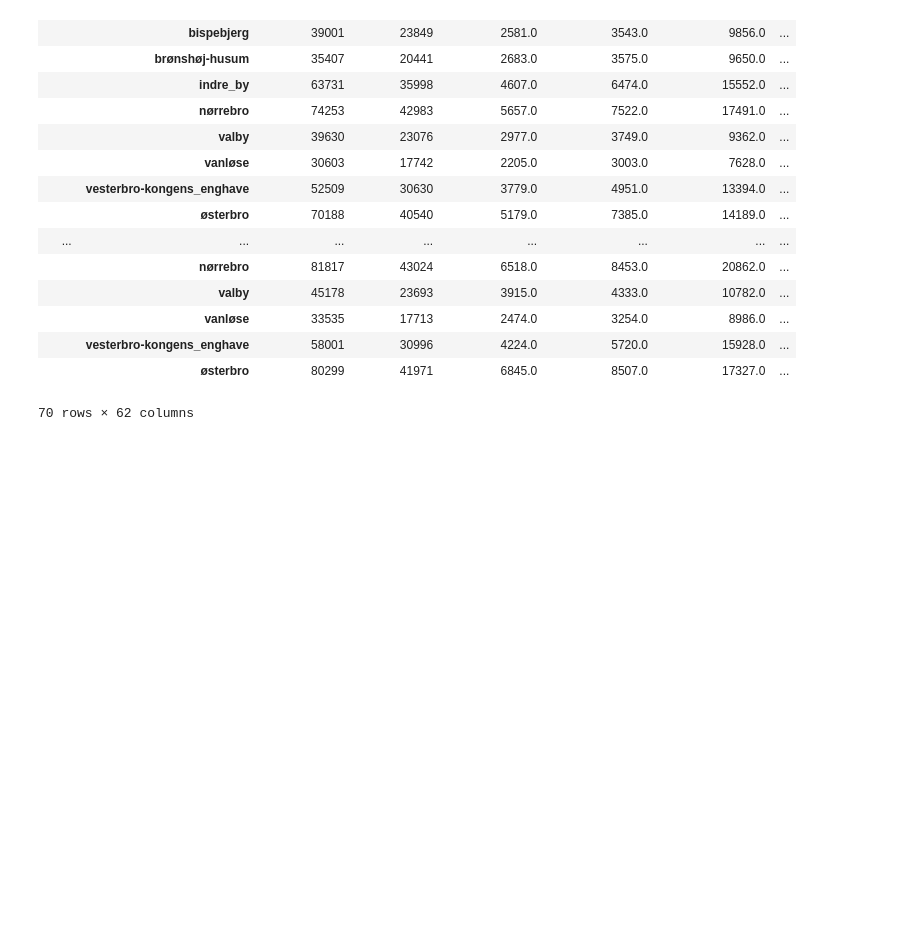
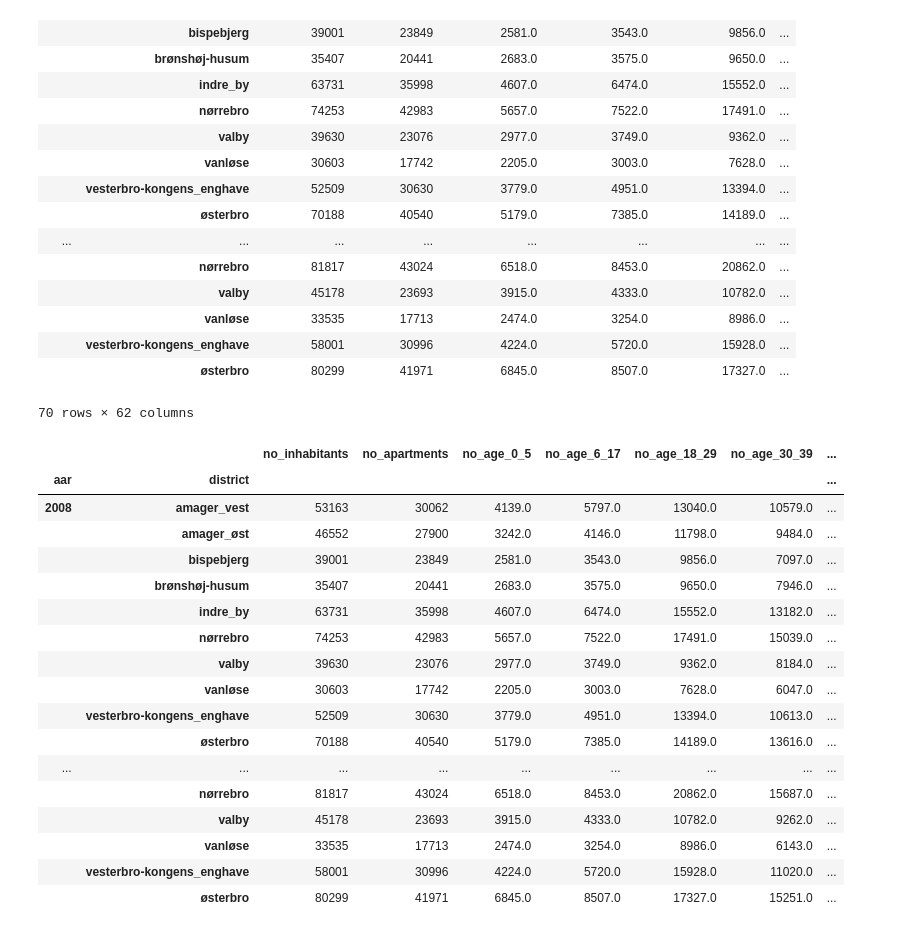
Before and after one commit to ahmetbaglan/copenhagen, a Jupyter notebook: Merge Data.ipynb, the cells around one changed output. Saved outputs shown, nothing was run; the diff lists cells and outputs as text; code cells hidden in the pictures; blank space fills up the shorter version.

```diff
--- a/Merge Data.ipynb
+++ b/Merge Data.ipynb
@@ -145,3 +145,90 @@ display(merged_socio_econ)
 |  | vesterbro-kongens_enghave | 58001 | 30996 | 4224.0 | 5720.0 | 15928.0 | ... |
 |  | østerbro | 80299 | 41971 | 6845.0 | 8507.0 | 17327.0 | ... |
 70 rows × 62 columns
+# %%
+translate = {
+    u'antal_beboere': 'no_inhabitants',
+    u'antal_boliger': 'no_apartments',
+    u'alder_antal_0_5': 'no_age_0_5',
+       u'alder_antal_6_17': 'no_age_6_17',
+    u'alder_antal_18_29': 'no_age_18_29',
+    u'alder_antal_30_39': 'no_age_30_39',
+       u'alder_antal_40_49': 'no_age_40_49',
+    u'alder_antal_50_64': 'no_age_50_64',
+    u'alder_antal_over_65': 'no_age_over_65',
+    u'antal_tilkn_arb_markedet': 'no_participating_labour_market',
+    u'antal_udf_arb_markedet': 'no_excluded_labour_market',
+       u'antal_gymnasial_udd': 'no_gymnasial_edu',
+    u'antal_erh_faglig_udd': 'no_practical_edu',
+       u'antal_kort_viderg_udd': 'no_short_edu',
+    u'antal_mellemlang_viderg_udd': 'no_mediumlong_edu',
+       u'antal_lang_viderg_udd': 'no_long_edu',
+    u'antal_ingen_udd': 'no_without_edu',
+    u'antal_under_udd': 'no_under_edu',
+       u'antal_virksomheder': 'no_companies',
+    u'antal_ivaerksaettere': 'no_entrepreneurs',
+       u'antal_handel_transport': 'no_trade_transport',
+    u'antal_inform_kommunikation': 'no_information_communication',
+       u'antal_finansiering_forsikring': 'no_finance_insurance',
+    u'antal_ejendomshandel_udlejning': 'no_real_estate_rental',
+       u'antal_erhvervsservice': 'no_business_service',
+    u'antal_offentlig_administrat_mv': 'no_public_administration',
+       u'antal_undervisning': 'no_teaching',
+    u'antal_sundhed_socialvaesen': 'no_health_social_service',
+       u'antal_kultur_forlyst_a_service': 'no_cultural_services',
+    u'antal_landbrug_uoplyst': 'no_agriculture',
+       u'antal_arbejdspladser_ialt': 'no_jobs_total',
+    u'antal_selvstaendige': 'no_independent',
+       u'antal_lonmodtagere': 'no_contracted',
+    u'antal_lav_indkomst': 'no_low_income',
+    u'antal_middel_indkomst': 'no_middle_income',
+       u'antal_hoj_indkomst': 'no_high_income',
+    u'antal_dansk': 'no_danish',
+    u'antal_vestlig': 'no_western',
+       u'antal_ikke_vestlig': 'no_non_western',
+    u'antal_enlige_u_born': 'no_single_wo_kids',
+    u'antal_enlige_m_born': 'no_single_w_kids',
+       u'antal_par_u_born': 'no_couples_wo_kids',
+    u'antal_par_m_born': 'no_couples_w_kids',
+    u'antal_ovrige_husstande': 'no_other_households',
+       u'antal_m_install_mangler': 'no_w_installs_missing',
+    u'antal_u_install_mangler': 'no_wo_installs_missing',
+       u'bolig_antal_u_40_m2': 'no_apts_under_40m',
+    u'bolig_antal_40_59_m2': 'no_apts_40_59m',
+       u'bolig_antal_60_79_m2': 'no_apts_60_79m',
+    u'bolig_antal_80_99_m2': 'no_apts_80_99m',
+       u'bolig_antal_100_119_m2': 'no_apts_100_119m'
+    , u'bolig_antal_over_120_m2': 'no_apts_120_m',
+       u'antal_almen_bolig': 'no_social_apts',
+    u'antal_ejerbolig': 'no_private_apts',
+    u'antal_pr_andelsbolig': 'no_cooperative_apts',
+       u'antal_off_ejet_bolig': 'no_officially_owned_apts',
+    u'antal_bolig_for_1900': 'no_apts_before_1900',
+       u'antal_bolig_aar_1900_1929': 'no_apts_1900_1929'
+    , u'antal_bolig_aar_1930_1949': 'no_apts_1930_1949',
+       u'antal_bolig_aar_1950_1979': 'no_apts_1950_1979',
+    u'antal_bolig_efter_1980': 'no_apts_after_1980',
+       u'antal_nettotilflytning': 'no_netto_movings'
+}
+
+merged_socio_econ.columns = [translate[col] for col in merged_socio_econ.columns]
+display(merged_socio_econ)
+# %% [output]
+|  |  | no_inhabitants | no_apartments | no_age_0_5 | no_age_6_17 | no_age_18_29 | no_age_30_39 | ... |
+| aar | district |  |  |  |  |  |  | ... |
+| 2008 | amager_vest | 53163 | 30062 | 4139.0 | 5797.0 | 13040.0 | 10579.0 | ... |
+|  | amager_øst | 46552 | 27900 | 3242.0 | 4146.0 | 11798.0 | 9484.0 | ... |
+|  | bispebjerg | 39001 | 23849 | 2581.0 | 3543.0 | 9856.0 | 7097.0 | ... |
+|  | brønshøj-husum | 35407 | 20441 | 2683.0 | 3575.0 | 9650.0 | 7946.0 | ... |
+|  | indre_by | 63731 | 35998 | 4607.0 | 6474.0 | 15552.0 | 13182.0 | ... |
+|  | nørrebro | 74253 | 42983 | 5657.0 | 7522.0 | 17491.0 | 15039.0 | ... |
+|  | valby | 39630 | 23076 | 2977.0 | 3749.0 | 9362.0 | 8184.0 | ... |
+|  | vanløse | 30603 | 17742 | 2205.0 | 3003.0 | 7628.0 | 6047.0 | ... |
+|  | vesterbro-kongens_enghave | 52509 | 30630 | 3779.0 | 4951.0 | 13394.0 | 10613.0 | ... |
+|  | østerbro | 70188 | 40540 | 5179.0 | 7385.0 | 14189.0 | 13616.0 | ... |
+| ... | ... | ... | ... | ... | ... | ... | ... | ... |
+|  | nørrebro | 81817 | 43024 | 6518.0 | 8453.0 | 20862.0 | 15687.0 | ... |
+|  | valby | 45178 | 23693 | 3915.0 | 4333.0 | 10782.0 | 9262.0 | ... |
+|  | vanløse | 33535 | 17713 | 2474.0 | 3254.0 | 8986.0 | 6143.0 | ... |
+|  | vesterbro-kongens_enghave | 58001 | 30996 | 4224.0 | 5720.0 | 15928.0 | 11020.0 | ... |
+|  | østerbro | 80299 | 41971 | 6845.0 | 8507.0 | 17327.0 | 15251.0 | ... |
```
Also changed, not shown: parts of 10 cells of this notebook, 6 other files.
